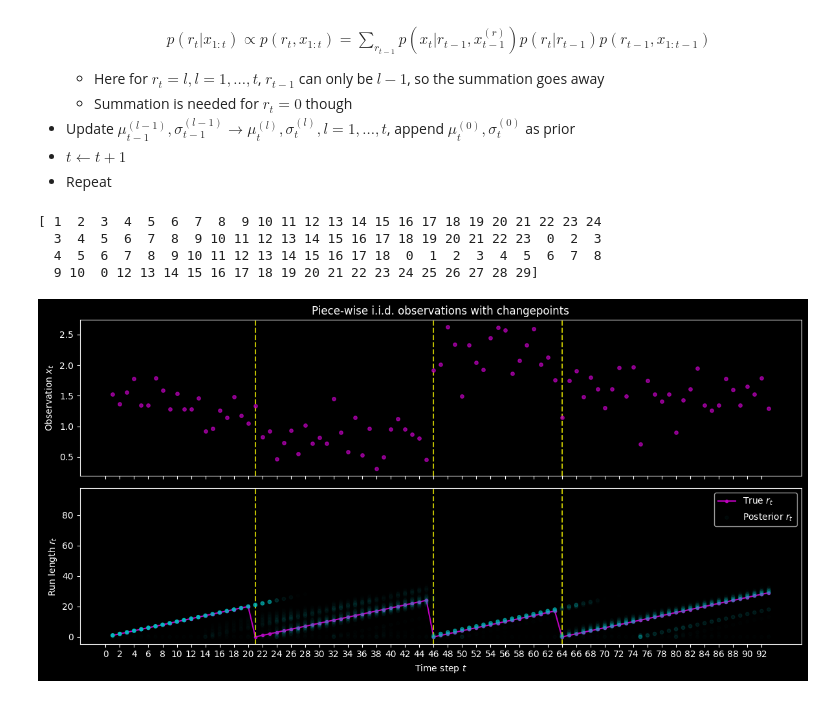
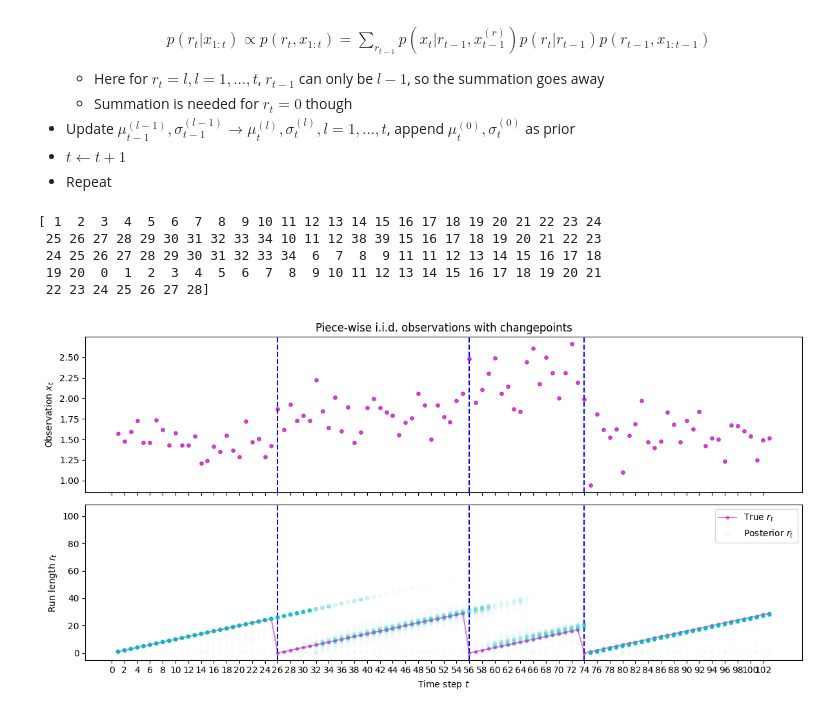
Before and after one commit to heyjianjing/time_series, a Jupyter notebook: ts_03_online_changepoint_detection.ipynb, the cells around one changed output. Cells and saved outputs as stored; diff of their text form; code cells hidden in the pictures.

Commit message:
Changed to white plot background

```diff
--- a/ts_03_online_changepoint_detection.ipynb
+++ b/ts_03_online_changepoint_detection.ipynb
@@ -20,7 +20,7 @@ from scipy.stats import norm, uniform
 from scipy.special import logsumexp
 import time
 
-plt.style.use('dark_background')
+# plt.style.use('dark_background')
 np.set_printoptions(formatter={'float': '{: 0.2e}'.format})
 # %%
 np.random.seed(42)
@@ -671,13 +671,13 @@ np.random.seed(42)
 
 # hyperparameters for data mean parameter
 mu_prior = 1
-var_prior = 0.8
+var_prior = 1
 
 # fixed data variance
-var = 0.1
+var = 0.06
 
 """
-When prior is much broader than the likelihood,
+When prior is much broader than the "likelihood",
 that makes the prior predictive quite forgiving and further
 helps the algorithm notice a changepoint quickly.
 If we make the prior narrower than the data likelihood
@@ -685,9 +685,9 @@ we will again slow down detection
 """
 
 # generate some data
-segment_lengths = [20, 25, 18, 30]
-segment_means = [1.4,  0.9, 2.2, 1.5]
-segment_stds = [0.25, 0.3, 0.4, 0.3]
+segment_lengths = [25, 30, 18, 30]
+segment_means = [1.5,  1.85, 2.2, 1.6]
+segment_stds = [0.15, 0.2, 0.3, 0.25]
 
 # number of total data points
 T = sum(segment_lengths)
@@ -768,39 +768,40 @@ def plot_data_with_posterior(x, r_true, post_rt, change_points=None):
     ax[0].scatter(t_axis, x, c='m', s=15, alpha=0.7)
     if change_points is not None:
         for cp in change_points:
-            ax[0].axvline(cp, color='y', linestyle='--', zorder=-1)
+            ax[0].axvline(cp, color='b', linestyle='--', zorder=-1)
     ax[0].set_ylabel(r'Observation $x_t$')
     ax[0].set_title('Piece‑wise i.i.d. observations with changepoints')
 
-    ax[1].plot(t_axis, r_true, 'm.-', label='True $r_t$', zorder=-1)
+    ax[1].plot(t_axis, r_true, 'm.-', label='True $r_t$', zorder=-1, alpha=0.5)
     ts, rs, probs = [], [], []
     for t in range(1, T + 1):
         probs_t = post_rt[t, :t + 1]
         for i, p in enumerate(probs_t):
             ts.append(t)
             rs.append(i)
             probs.append(probs_t[i])
     # use probs as alpha value in plotting
     ax[1].scatter(ts, rs, c='c', s=15, alpha=probs, label='Posterior $r_t$')
 
     if change_points is not None:
         for cp in change_points:
-            ax[1].axvline(cp, color='y', linestyle='--', zorder=-1)
+            ax[1].axvline(cp, color='b', linestyle='--', zorder=-1)
 
     ax[1].set_ylabel(r'Run length $r_t$')
     ax[1].set_xlabel('Time step $t$')
     ax[1].set_xticks(np.arange(0, len(x) + 1, 2))
     # ax[1].set_ylim(-0.5, r_true.max() + 1)
     ax[1].legend(loc='upper right')
 
     fig.tight_layout()
     plt.show()
 
 print(np.argmax(post_rt[1:], axis=1))
 plot_data_with_posterior(data_x, data_r, post_rt, change_points=data_cp)
 # %% [output]
 [ 1  2  3  4  5  6  7  8  9 10 11 12 13 14 15 16 17 18 19 20 21 22 23 24
-  3  4  5  6  7  8  9 10 11 12 13 14 15 16 17 18 19 20 21 22 23  0  2  3
-  4  5  6  7  8  9 10 11 12 13 14 15 16 17 18  0  1  2  3  4  5  6  7  8
-  9 10  0 12 13 14 15 16 17 18 19 20 21 22 23 24 25 26 27 28 29]
+ 25 26 27 28 29 30 31 32 33 34 10 11 12 38 39 15 16 17 18 19 20 21 22 23
+ 24 25 26 27 28 29 30 31 32 33 34  6  7  8  9 11 11 12 13 14 15 16 17 18
+ 19 20  0  1  2  3  4  5  6  7  8  9 10 11 12 13 14 15 16 17 18 19 20 21
+ 22 23 24 25 26 27 28]
-[figure, old version]
+[figure, new version]
```
Also changed, not shown: parts of 3 cells of this notebook.
